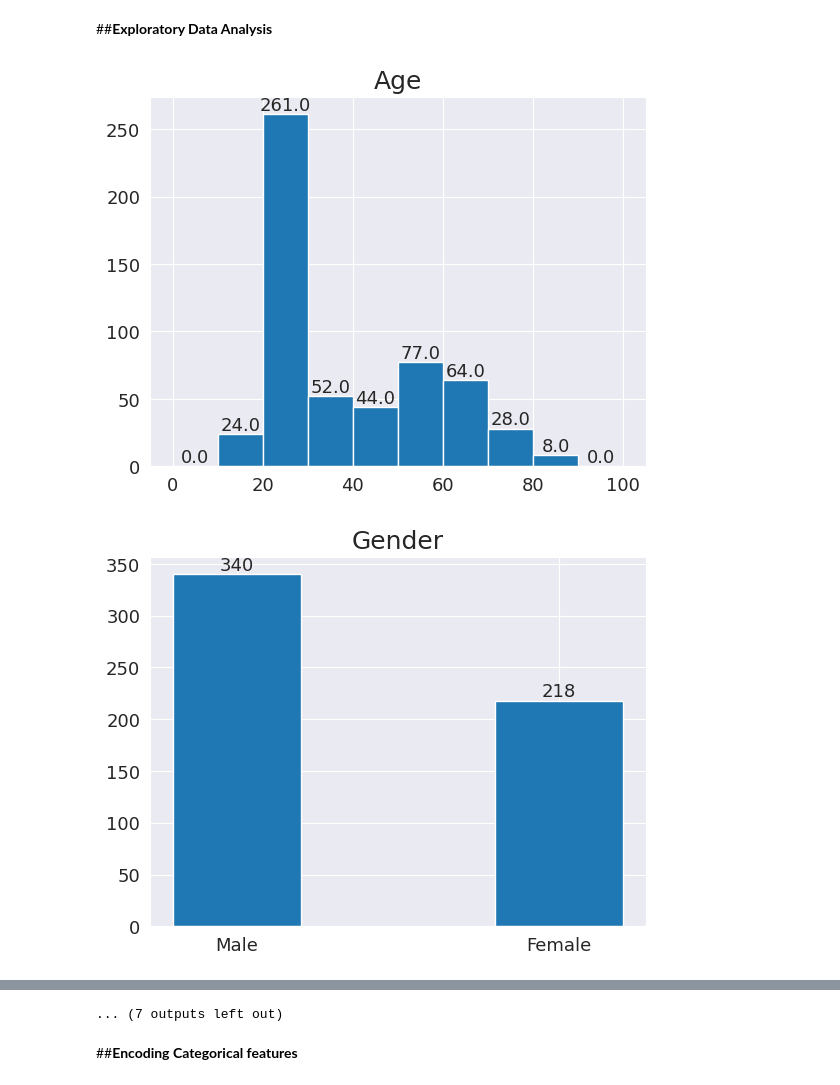
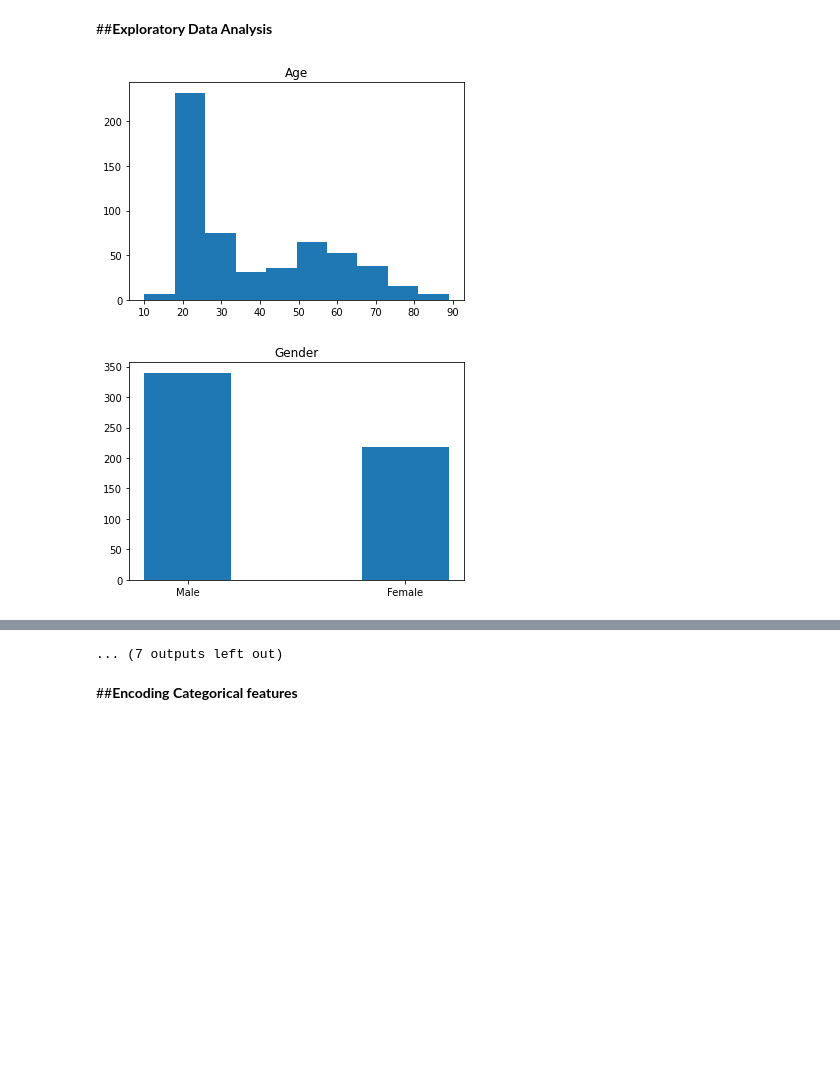
Before and after one commit to mhriyad99/Clinically-Adaptable-Machine-Learning-Model-To-Identify-Early-Appreciable-Feature-of-Diabetes, a Jupyter notebook: Diabetes_Data_Analysis_1_(Collected_data).ipynb, the cells around one changed output, grey strips where cells are left out. Drawn from its saved outputs; the diff is of its cells as text; code cells hidden in the pictures; blank space fills up the shorter version.

```diff
--- a/Diabetes_Data_Analysis_1_(Collected_data).ipynb
+++ b/Diabetes_Data_Analysis_1_(Collected_data).ipynb
@@ -5,14 +3,6 @@ import numpy as np
 import pandas as pd
 import matplotlib.pyplot as plt
 import seaborn as sns
-# %%
-sns.set_style('darkgrid')
-plt.rc('axes', titlesize = 18)        # font size of title
-plt.rc('axes', labelsize = 14)        # font size of x and y label
-plt.rc('xtick', labelsize = 13)       # font size of tick label
-plt.rc('ytick', labelsize = 13)       # font size of tick label
-plt.rc('legend', fontsize = 13)       # legend fontsize
-plt.rc('font', size = 13)             # controls default text size
 # %%
 data = pd.read_csv("/content/Questionaries' for pre-diagnose diabetes (Responses) - Form Responses 1.csv")
 data.head()
@@ -219,25 +208,14 @@ columns = data.columns
 # %%
 for i in columns:
   if data[i].dtypes == 'O':
     X = data[i].value_counts()
     plt.figure()
     plt.bar(X.index,X.values, width= 0.4)
-    for j in range (len(X.values)):
-      plt.text(j,X.values[j], s= X.values[j], ha = 'center', va = 'bottom')
     plt.title(i)
   else:
-    fig, ax = plt.subplots(1, 1)
-    ax.hist(data[i], bins = [0,10,20,30,40,50,60,70,80,90,100])
-
-    # Set title
-    ax.set_title(i)
-
-    # Make some labels.
-    rects = ax.patches
-    for rect in rects:
-      height = rect.get_height()
-      ax.text(rect.get_x() + rect.get_width() / 2, height+0.01, height,
-              ha='center', va='bottom')
+    plt.figure()
+    plt.hist(data[i], bins = 10)
+    plt.title(i)
 # %% [output]
-[figure, old version]
+[figure, new version]
-[figure, old version]
+[figure, new version]
```
Also changed, not shown: parts of 9 cells of this notebook.
